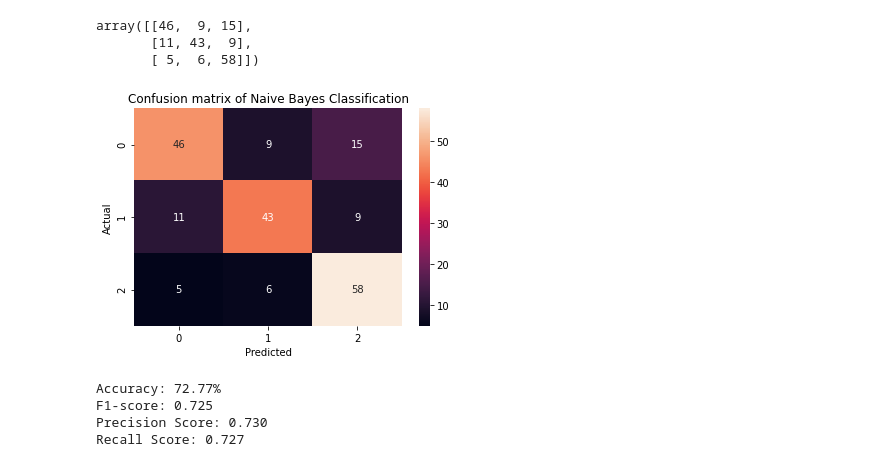
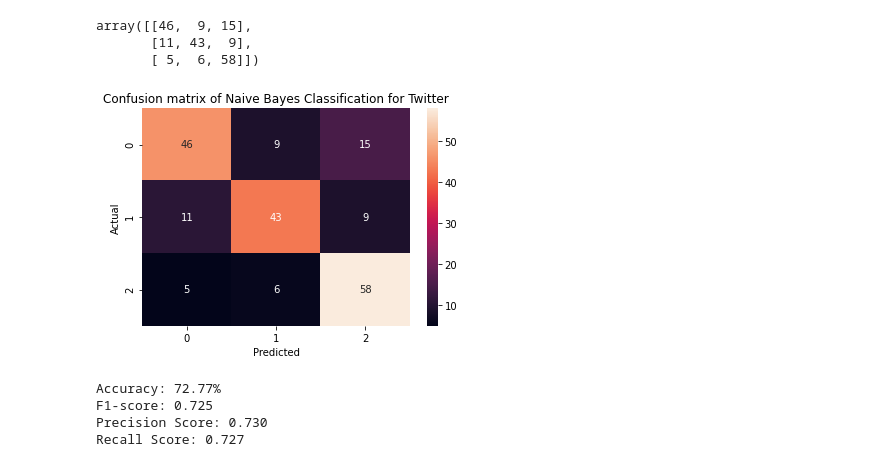
Before and after one commit to orelanthos32/InfoRetrieval, a Jupyter notebook: classification_twitter.ipynb, the cells around one changed output. Cells and saved outputs as stored; diff of their text form; code cells hidden in the pictures.

```diff
--- a/classification_twitter.ipynb
+++ b/classification_twitter.ipynb
@@ -111,3 +98,7 @@ Data columns (total 10 columns):
  9   Subjectivity (1opinion/0fact)  1008 non-null   float64
 dtypes: float64(3), int64(2), object(5)
 memory usage: 781.4+ KB
+# %%
+df = df.drop(['Datetime(UTC)','Tweet ID','RT', 'RT Count', 'Fav Count'], axis=1)
+df.dropna(subset=['Sentiment (2pos/1neu/0neg)'], inplace=True)
+df.head()
@@ -270,12 +250,12 @@ array([[46,  9, 15],
 # %%
 fig = plt.figure()
 sns.heatmap(cmNB, annot = True, fmt='d')
-plt.title("Confusion matrix of Naive Bayes Classification")
+plt.title("Confusion matrix of Naive Bayes Classification for Twitter")
 plt.xlabel('Predicted')
 plt.ylabel('Actual')
 plt.show()
 # %% [output]
-[figure, old version]
+[figure, new version]
 # %%
 # count vectorizing with unigram + bigram
 accuracy = accuracy_score(y_test, result)
```
Also changed, not shown: parts of 10 cells of this notebook, 3 other files.
